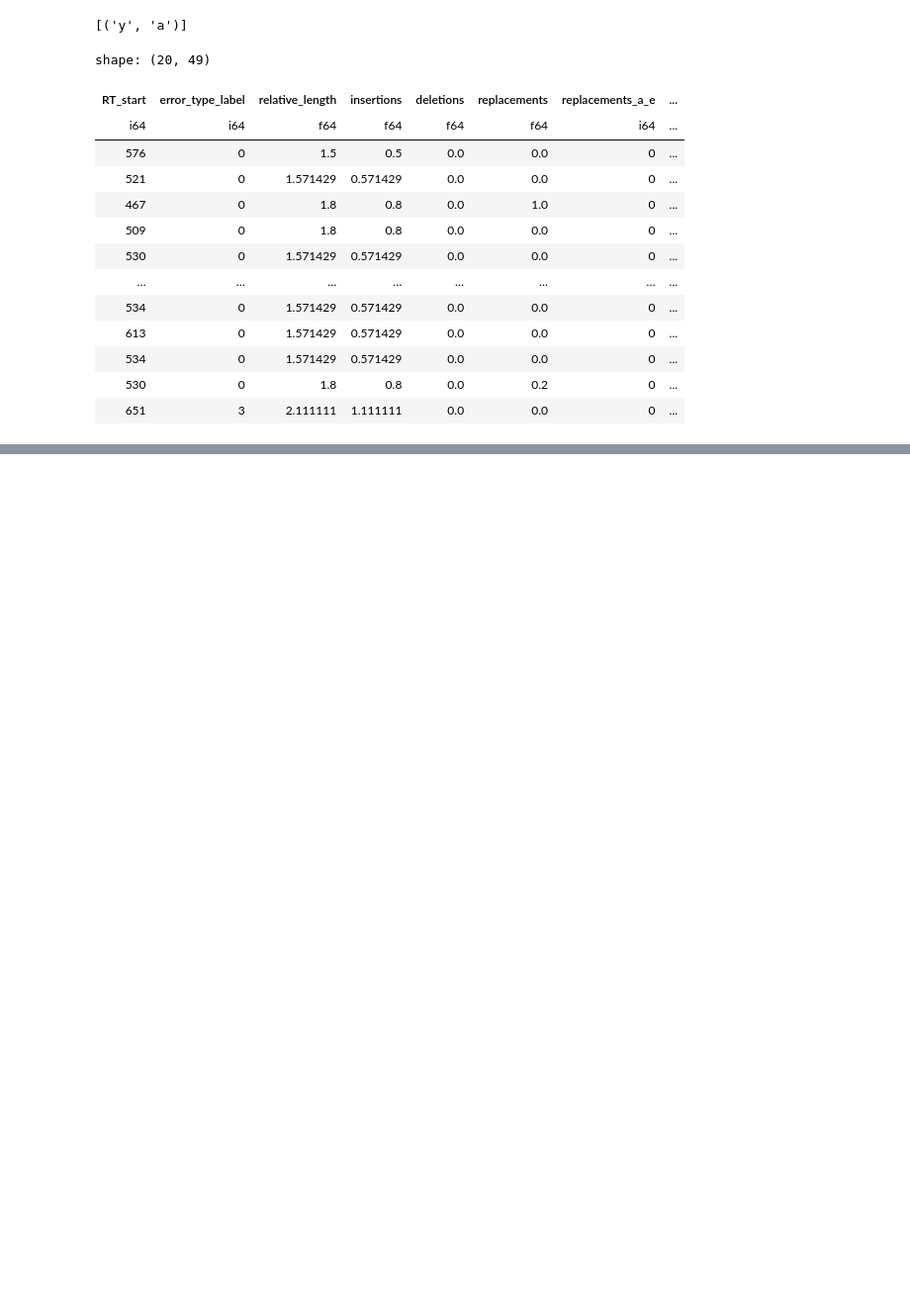
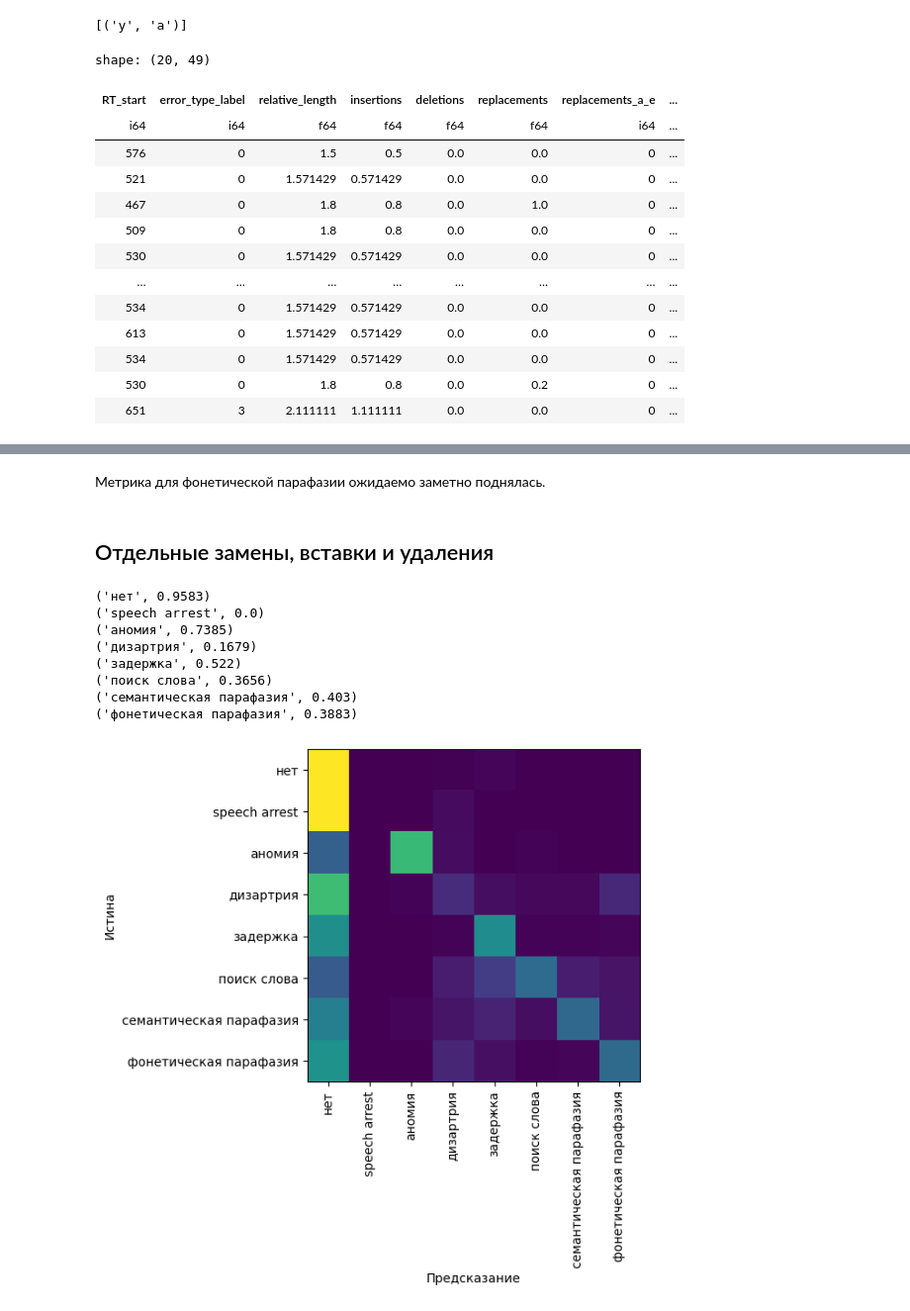
Before and after one commit to vmgorelikov/Automated-Classification-of-Language-Eloquent-Areas-in-Neurotypical-Individuals, a Jupyter notebook: notebooks/feature_extraction.ipynb, the cells around one changed output, grey strips where cells are left out. Shown at 99% size. Drawn from its saved outputs; the diff is of its cells as text; code cells hidden in the pictures; blank space fills up the shorter version.

```diff
--- a/notebooks/feature_extraction.ipynb
+++ b/notebooks/feature_extraction.ipynb
@@ -244,7 +228,7 @@ from sklearn.base import BaseEstimator, TransformerMixin
 from collections import Counter
 
 class ReplacementCounter(BaseEstimator, TransformerMixin):
-    def __init__(self, max_features=100):
+    def __init__(self, max_features=10000):
         self.max_features = max_features
 
     def _counts(self, X: pl.DataFrame):
@@ -335 +319,46 @@ evaluate(X, y, new_pipeline)
 [figure]
+# %% [markdown]
+Метрика для фонетической парафазии ожидаемо заметно поднялась.
+# %% [markdown]
+## Отдельные замены, вставки и удаления
+# %%
+class EditopsCounter(ReplacementCounter):
+    def _counts(self, X: pl.DataFrame):
+        if not ('Stimulus' in X.columns or\
+                'Response_annot' in X.columns):
+            raise TypeError('Нет ожидаемых колонок')
+        new_rows = []
+        for row in X\
+            .with_row_index('id')\
+            .to_dicts():
+            pairs = Counter()
+            pairs.update([f'{type_}_{l1}_{l2}' \
+                        for type_, l1, l2 in Levenshtein.editops(
+                            row['Stimulus'],
+                            row['Response_annot'])]
+                            )
+            row.update(pairs.items())
+            new_rows.append(row)
+        return pl.from_dicts(new_rows)
+# %%
+new_pipeline = Pipeline([
+        ('counter', EditopsCounter()),
+        ('classifier', RandomForestClassifier(random_state=SEED))
+])
+
+X = dataset_2[['Stimulus', 'Response_annot',
+               'RT_start', 'relative_length',
+               'insertions', 'deletions', 'replacements']]
+y = dataset_2['error_type_label']
+
+evaluate(X, y, new_pipeline)
+# %% [output]
+('нет', 0.9583)
+('speech arrest', 0.0)
+('аномия', 0.7385)
+('дизартрия', 0.1679)
+('задержка', 0.522)
+('поиск слова', 0.3656)
+('семантическая парафазия', 0.403)
+('фонетическая парафазия', 0.3883)
+[figure, added]
```
Also changed, not shown: parts of 3 cells of this notebook.
